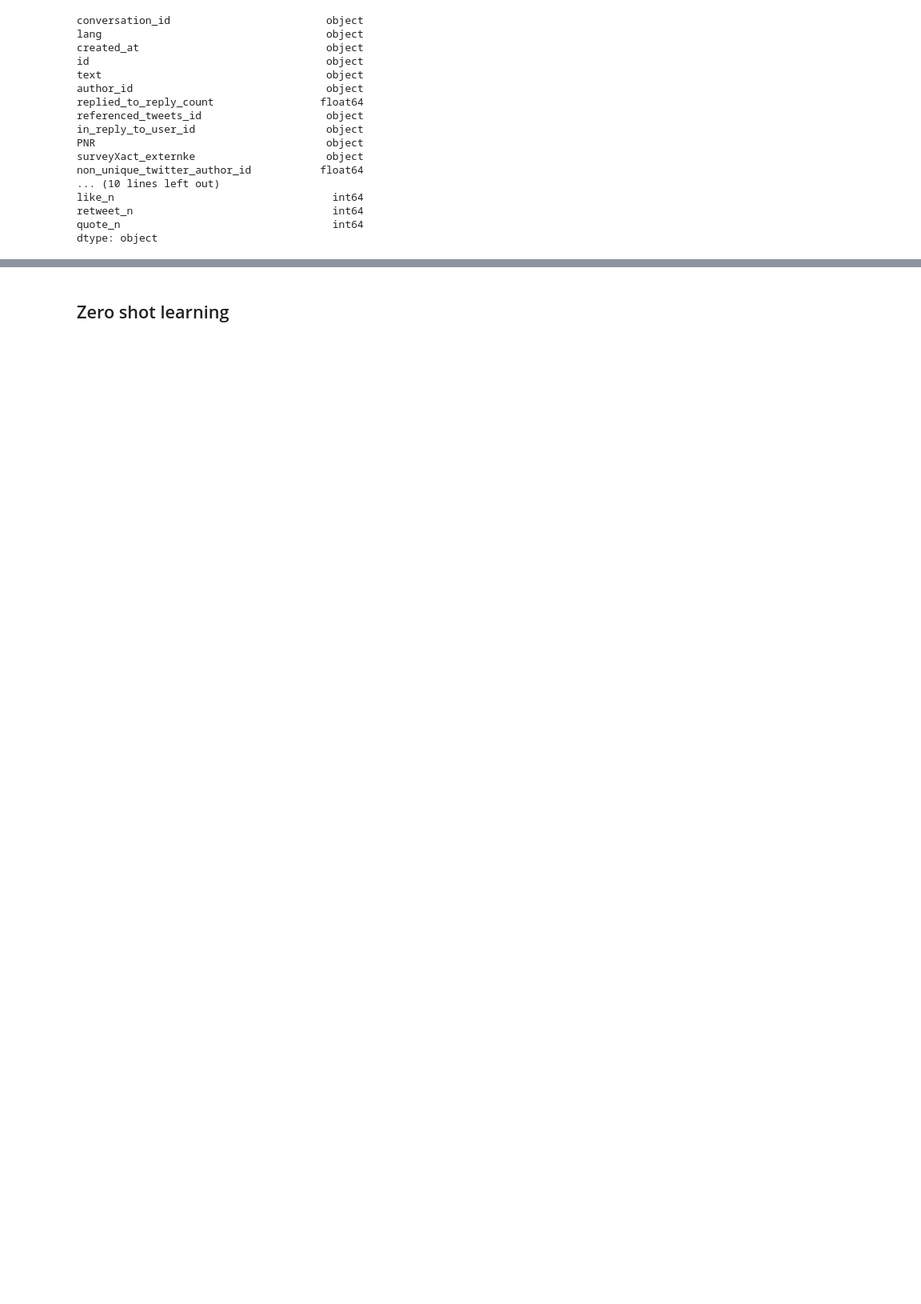
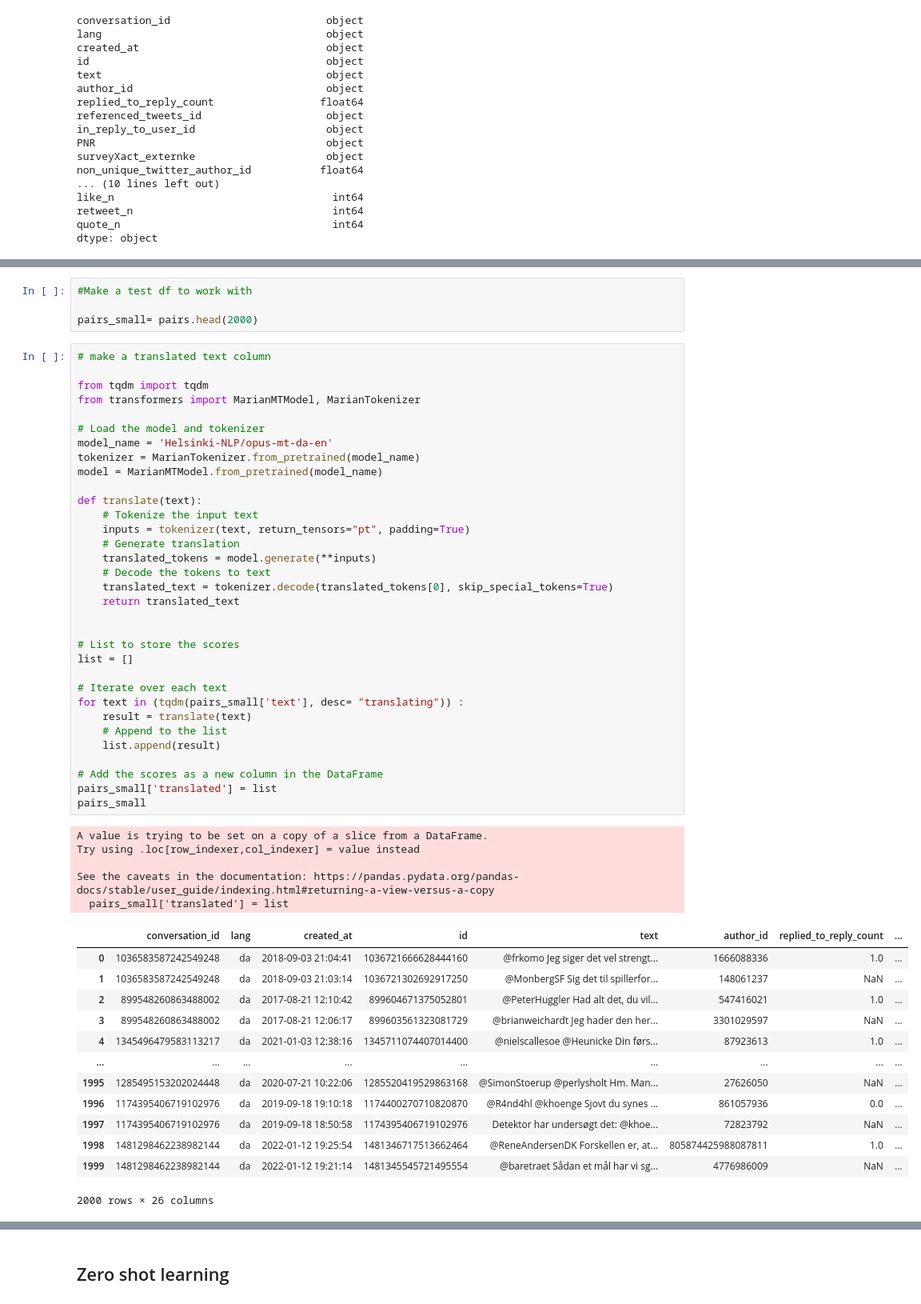
Before and after one commit to idadencker/STANDBY_IDA, a Jupyter notebook: Creating dataset of reference tweets/Scripts/Testing_counterspeech_classifiers.ipynb, the cells around one changed output, grey strips where cells are left out. Shown at 80% size. Cells and saved outputs as stored; diff of their text form; blank space fills up the shorter version.

```diff
--- a/Creating dataset of reference tweets/Scripts/Testing_counterspeech_classifiers.ipynb
+++ b/Creating dataset of reference tweets/Scripts/Testing_counterspeech_classifiers.ipynb
@@ -67,0 +71,56 @@ dtype: object
+# %%
+#Make a test df to work with
+
+pairs_small= pairs.head(2000)
+# %%
+# make a translated text column
+
+from tqdm import tqdm
+from transformers import MarianMTModel, MarianTokenizer
+
+# Load the model and tokenizer
+model_name = 'Helsinki-NLP/opus-mt-da-en'
+tokenizer = MarianTokenizer.from_pretrained(model_name)
+model = MarianMTModel.from_pretrained(model_name)
+
+def translate(text):
+    # Tokenize the input text
+    inputs = tokenizer(text, return_tensors="pt", padding=True)
+    # Generate translation
+    translated_tokens = model.generate(**inputs)
+    # Decode the tokens to text
+    translated_text = tokenizer.decode(translated_tokens[0], skip_special_tokens=True)
+    return translated_text
+
+
+# List to store the scores
+list = []
+
+# Iterate over each text
+for text in (tqdm(pairs_small['text'], desc= "translating")) :
+    result = translate(text)
+    # Append to the list
+    list.append(result)
+
+# Add the scores as a new column in the DataFrame
+pairs_small['translated'] = list
+pairs_small
+# %% [output]
+A value is trying to be set on a copy of a slice from a DataFrame.
+Try using .loc[row_indexer,col_indexer] = value instead
+
+See the caveats in the documentation: https://pandas.pydata.org/pandas-docs/stable/user_guide/indexing.html#returning-a-view-versus-a-copy
+  pairs_small['translated'] = list
+|  | conversation_id | lang | created_at | id | text | author_id | replied_to_reply_count | ... |
+| 0 | 1036583587242549248 | da | 2018-09-03 21:04:41 | 1036721666628444160 | @frkomo Jeg siger det vel strengt... | 1666088336 | 1.0 | ... |
+| 1 | 1036583587242549248 | da | 2018-09-03 21:03:14 | 1036721302692917250 | @MonbergSF Sig det til spillerfor... | 148061237 | NaN | ... |
+| 2 | 899548260863488002 | da | 2017-08-21 12:10:42 | 899604671375052801 | @PeterHuggler Had alt det, du vil... | 547416021 | 1.0 | ... |
+| 3 | 899548260863488002 | da | 2017-08-21 12:06:17 | 899603561323081729 | @brianweichardt Jeg hader den her... | 3301029597 | NaN | ... |
+| 4 | 1345496479583113217 | da | 2021-01-03 12:38:16 | 1345711074407014400 | @nielscallesoe @Heunicke Din førs... | 87923613 | 1.0 | ... |
+| ... | ... | ... | ... | ... | ... | ... | ... | ... |
+| 1995 | 1285495153202024448 | da | 2020-07-21 10:22:06 | 1285520419529863168 | @SimonStoerup @perlysholt Hm. Man... | 27626050 | NaN | ... |
+| 1996 | 1174395406719102976 | da | 2019-09-18 19:10:18 | 1174400270710820870 | @R4nd4hl @khoenge Sjovt du synes ... | 861057936 | 0.0 | ... |
+| 1997 | 1174395406719102976 | da | 2019-09-18 18:50:58 | 1174395406719102976 | Detektor har undersøgt det: @khoe... | 72823792 | NaN | ... |
+| 1998 | 1481298462238982144 | da | 2022-01-12 19:25:54 | 1481346717513662464 | @ReneAndersenDK Forskellen er, at... | 805874425988087811 | 1.0 | ... |
+| 1999 | 1481298462238982144 | da | 2022-01-12 19:21:14 | 1481345545721495554 | @baretraet Sådan et mål har vi sg... | 4776986009 | NaN | ... |
+2000 rows × 26 columns
```
Also changed, not shown: parts of 27 cells of this notebook.
